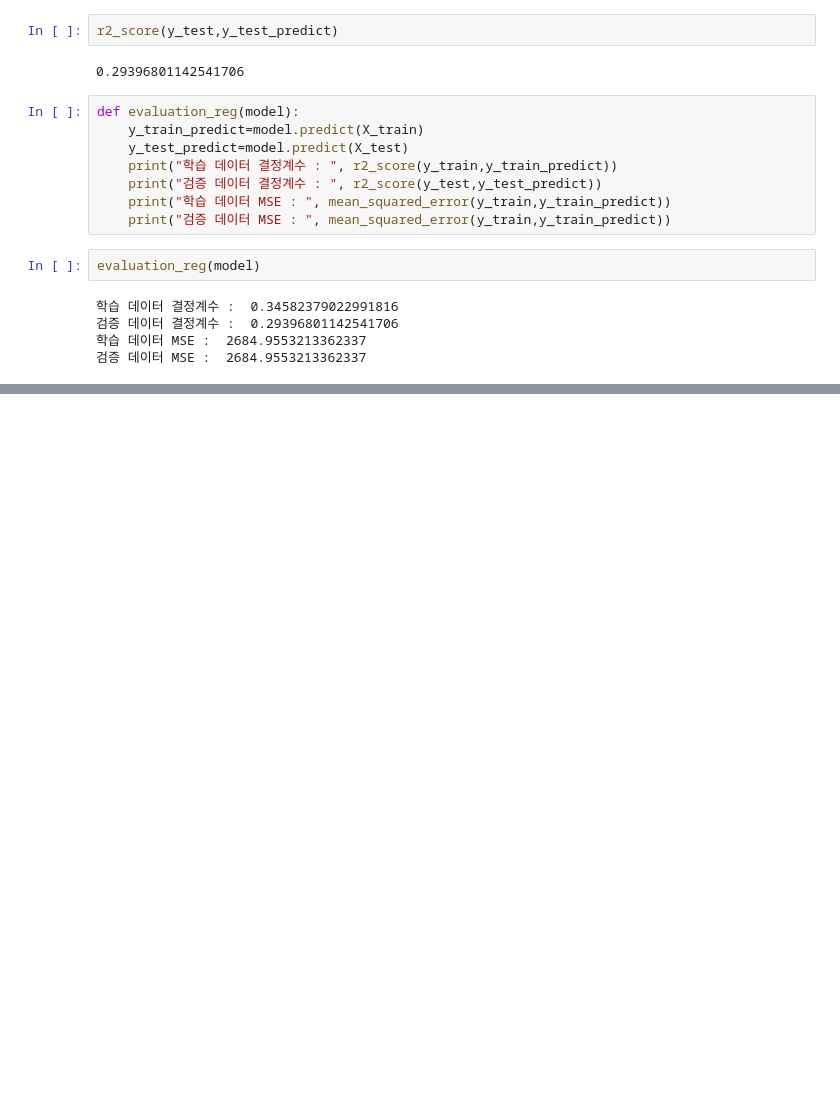
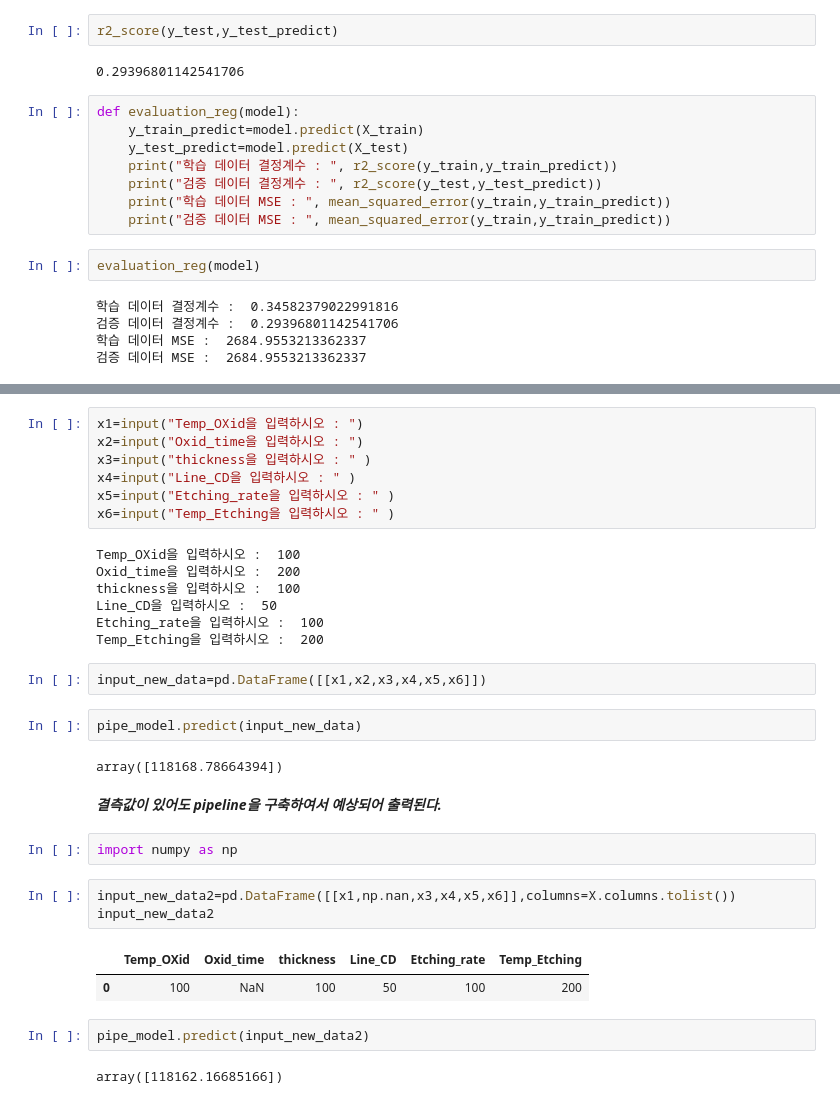
Before and after one commit to ksnsmile/Manufacturing_data_practice-, a Jupyter notebook: code/공정데이터_3.ipynb, the cells around one changed output, grey strips where cells are left out. Saved outputs shown, nothing was run; the diff lists cells and outputs as text; blank space fills up the shorter version.

```diff
--- a/code/공정데이터_3.ipynb
+++ b/code/공정데이터_3.ipynb
@@ -82,0 +123,34 @@ evaluation_reg(model)
+# %%
+x1=input("Temp_OXid을 입력하시오 : ")
+x2=input("Oxid_time을 입력하시오 : ")
+x3=input("thickness을 입력하시오 : " )
+x4=input("Line_CD을 입력하시오 : " )
+x5=input("Etching_rate을 입력하시오 : " )
+x6=input("Temp_Etching을 입력하시오 : " )
+# %% [output]
+Temp_OXid을 입력하시오 :  100
+Oxid_time을 입력하시오 :  200
+thickness을 입력하시오 :  100
+Line_CD을 입력하시오 :  50
+Etching_rate을 입력하시오 :  100
+Temp_Etching을 입력하시오 :  200
+# %%
+input_new_data=pd.DataFrame([[x1,x2,x3,x4,x5,x6]])
+# %%
+pipe_model.predict(input_new_data)
+# %% [output]
+array([118168.78664394])
+# %% [markdown]
+***결측값이 있어도 pipeline을 구축하여서 예상되어 출력된다.***
+# %%
+import numpy as np
+# %%
+input_new_data2=pd.DataFrame([[x1,np.nan,x3,x4,x5,x6]],columns=X.columns.tolist())
+input_new_data2
+# %% [output]
+|  | Temp_OXid | Oxid_time | thickness | Line_CD | Etching_rate | Temp_Etching |
+| 0 | 100 | NaN | 100 | 50 | 100 | 200 |
+# %%
+pipe_model.predict(input_new_data2)
+# %% [output]
+array([118162.16685166])
```
Also changed, not shown: parts of 7 cells of this notebook.
